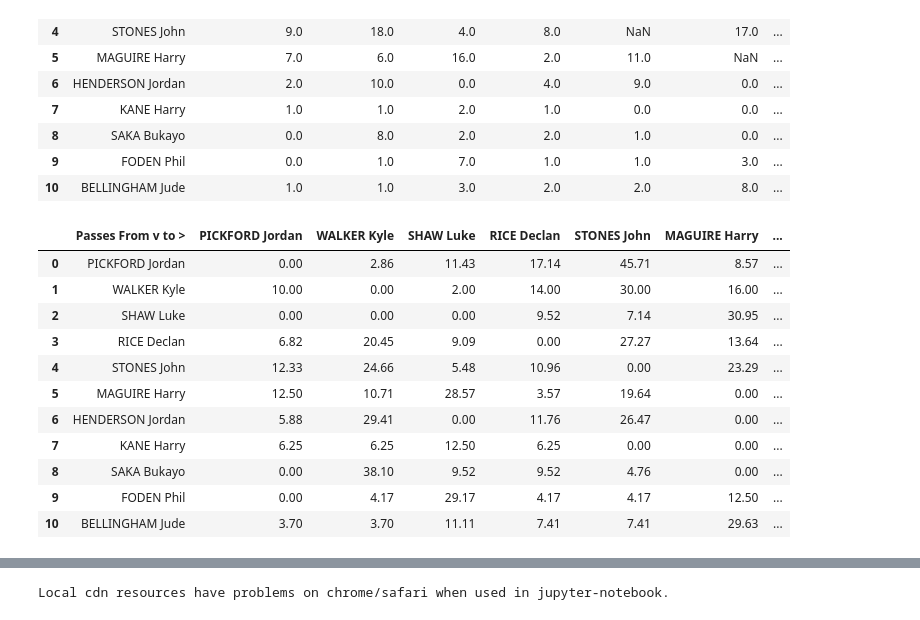
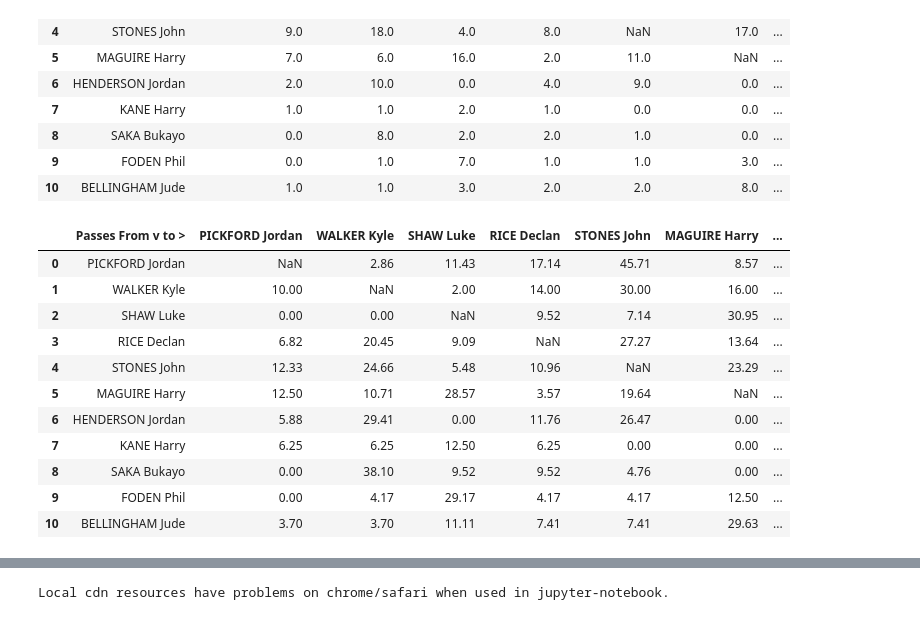
Before and after one commit to SidMurthy97/Football_passing_network, a Jupyter notebook: src/passing_network.ipynb, the cells around one changed output, grey strips where cells are left out. Saved outputs shown, nothing was run; the diff lists cells and outputs as text; code cells hidden in the pictures.

```diff
--- a/src/passing_network.ipynb
+++ b/src/passing_network.ipynb
@@ -39,22 +39,20 @@ passing_network
 # %%
 #perform arithmetic on the absolute passing statistics and persist the passes
 #from and to column
 
 passing_network_as_percents = pd.concat([passing_network["Passes From v to >"],
     (passing_network.iloc[:,1:-1].div(passing_network["total_passes"].values,
          axis = 0)).multiply(100).round(2)], axis = 1)
 
-
-passing_network_as_percents.fillna(0,inplace=True)
 passing_network_as_percents
 # %% [output]
 |  | Passes From v to > | PICKFORD Jordan | WALKER Kyle | SHAW Luke | RICE Declan | STONES John | MAGUIRE Harry | ... |
-| 0 | PICKFORD Jordan | 0.00 | 2.86 | 11.43 | 17.14 | 45.71 | 8.57 | ... |
-| 1 | WALKER Kyle | 10.00 | 0.00 | 2.00 | 14.00 | 30.00 | 16.00 | ... |
-| 2 | SHAW Luke | 0.00 | 0.00 | 0.00 | 9.52 | 7.14 | 30.95 | ... |
-| 3 | RICE Declan | 6.82 | 20.45 | 9.09 | 0.00 | 27.27 | 13.64 | ... |
-| 4 | STONES John | 12.33 | 24.66 | 5.48 | 10.96 | 0.00 | 23.29 | ... |
-| 5 | MAGUIRE Harry | 12.50 | 10.71 | 28.57 | 3.57 | 19.64 | 0.00 | ... |
+| 0 | PICKFORD Jordan | NaN | 2.86 | 11.43 | 17.14 | 45.71 | 8.57 | ... |
+| 1 | WALKER Kyle | 10.00 | NaN | 2.00 | 14.00 | 30.00 | 16.00 | ... |
+| 2 | SHAW Luke | 0.00 | 0.00 | NaN | 9.52 | 7.14 | 30.95 | ... |
+| 3 | RICE Declan | 6.82 | 20.45 | 9.09 | NaN | 27.27 | 13.64 | ... |
+| 4 | STONES John | 12.33 | 24.66 | 5.48 | 10.96 | NaN | 23.29 | ... |
+| 5 | MAGUIRE Harry | 12.50 | 10.71 | 28.57 | 3.57 | 19.64 | NaN | ... |
 | 6 | HENDERSON Jordan | 5.88 | 29.41 | 0.00 | 11.76 | 26.47 | 0.00 | ... |
 | 7 | KANE Harry | 6.25 | 6.25 | 12.50 | 6.25 | 0.00 | 0.00 | ... |
 | 8 | SAKA Bukayo | 0.00 | 38.10 | 9.52 | 9.52 | 4.76 | 0.00 | ... |
```
Also changed, not shown: parts of 5 cells of this notebook, 1 other file.
